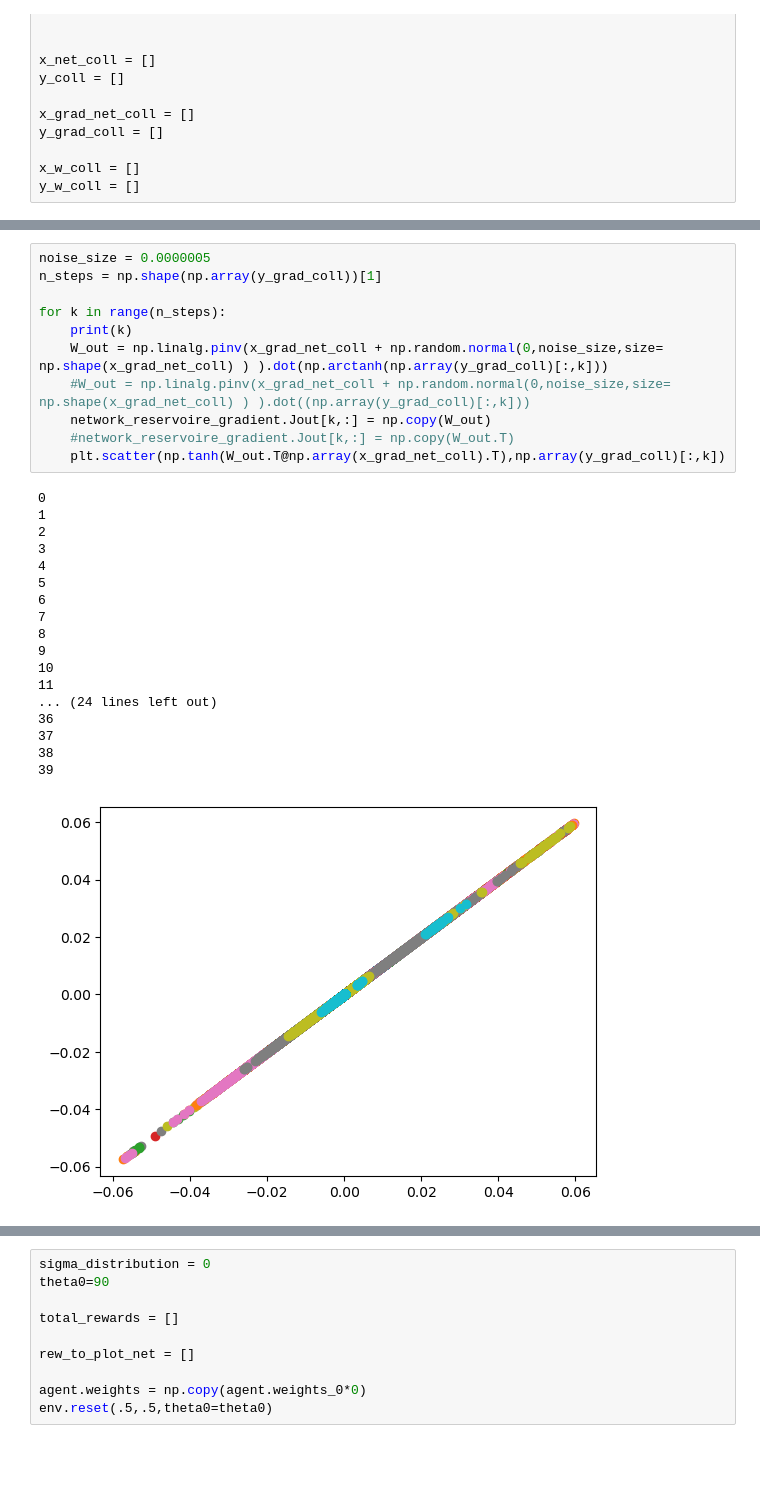
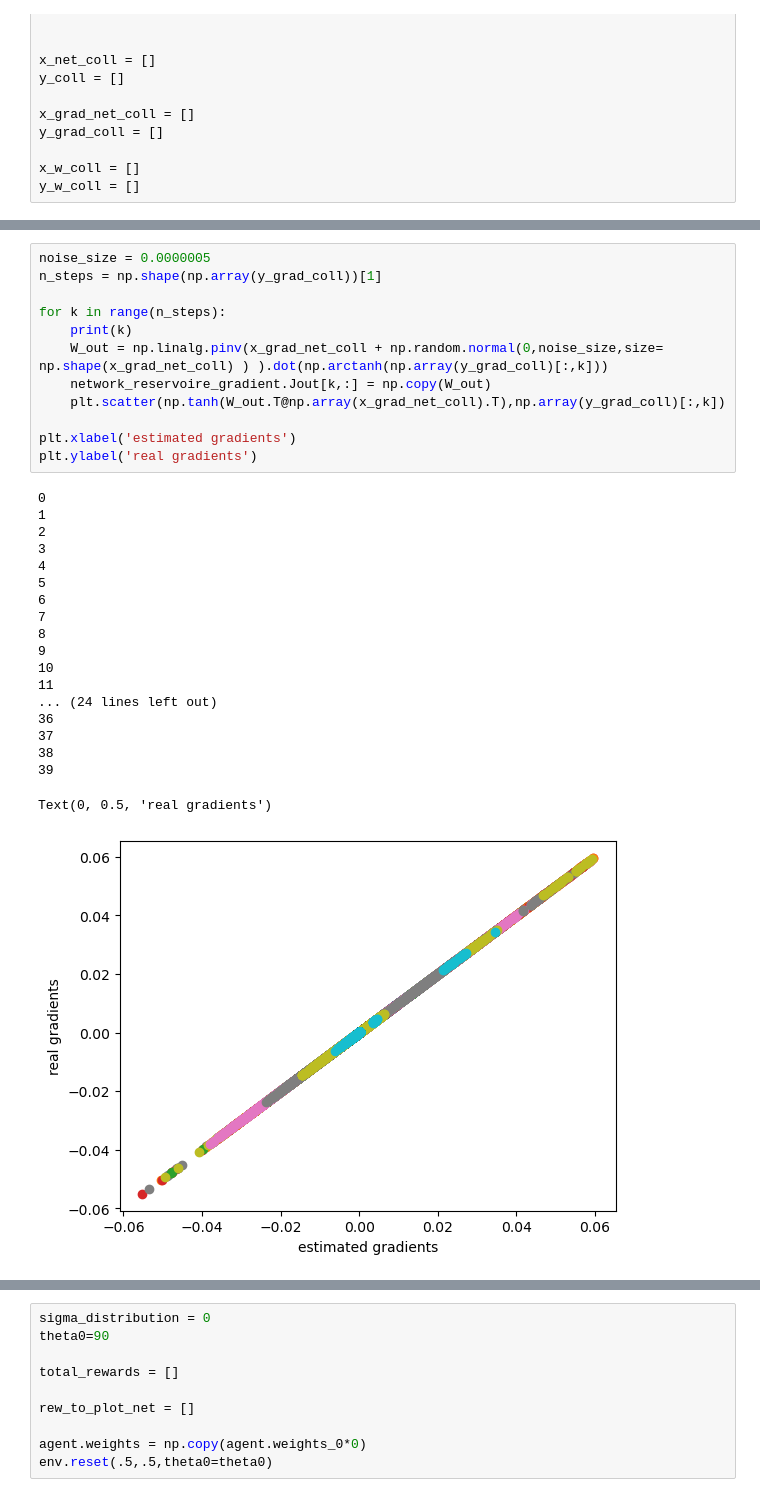
Before and after one commit to cristianocapone/ABSS, a Jupyter notebook: Fig4/Fig4.ipynb, the cells around one changed output, grey strips where cells are left out. Saved outputs shown, nothing was run; the diff lists cells and outputs as text; blank space fills up the shorter version.

```diff
--- a/Fig4/Fig4.ipynb
+++ b/Fig4/Fig4.ipynb
@@ -447,33 +415,35 @@ PROBS
 # %%
 noise_size = 0.0000005
 n_steps = np.shape(np.array(y_grad_coll))[1]
 
 for k in range(n_steps):
     print(k)
     W_out = np.linalg.pinv(x_grad_net_coll + np.random.normal(0,noise_size,size= np.shape(x_grad_net_coll) ) ).dot(np.arctanh(np.array(y_grad_coll)[:,k]))
-    #W_out = np.linalg.pinv(x_grad_net_coll + np.random.normal(0,noise_size,size= np.shape(x_grad_net_coll) ) ).dot((np.array(y_grad_coll)[:,k]))
     network_reservoire_gradient.Jout[k,:] = np.copy(W_out)
-    #network_reservoire_gradient.Jout[k,:] = np.copy(W_out.T)
     plt.scatter(np.tanh(W_out.T@np.array(x_grad_net_coll).T),np.array(y_grad_coll)[:,k])
+
+plt.xlabel('estimated gradients')
+plt.ylabel('real gradients')
 # %% [output]
 0
 1
 2
 3
 4
 5
 6
 7
 8
 9
 10
 11
 ... (24 lines left out)
 36
 37
 38
 39
+Text(0, 0.5, 'real gradients')
-[figure, old version]
+[figure, new version]
 # %%
 noise_size = 0.00000005
 n_steps = np.shape(np.array(y_coll))[1]
```
Also changed, not shown: parts of 21 cells of this notebook.
